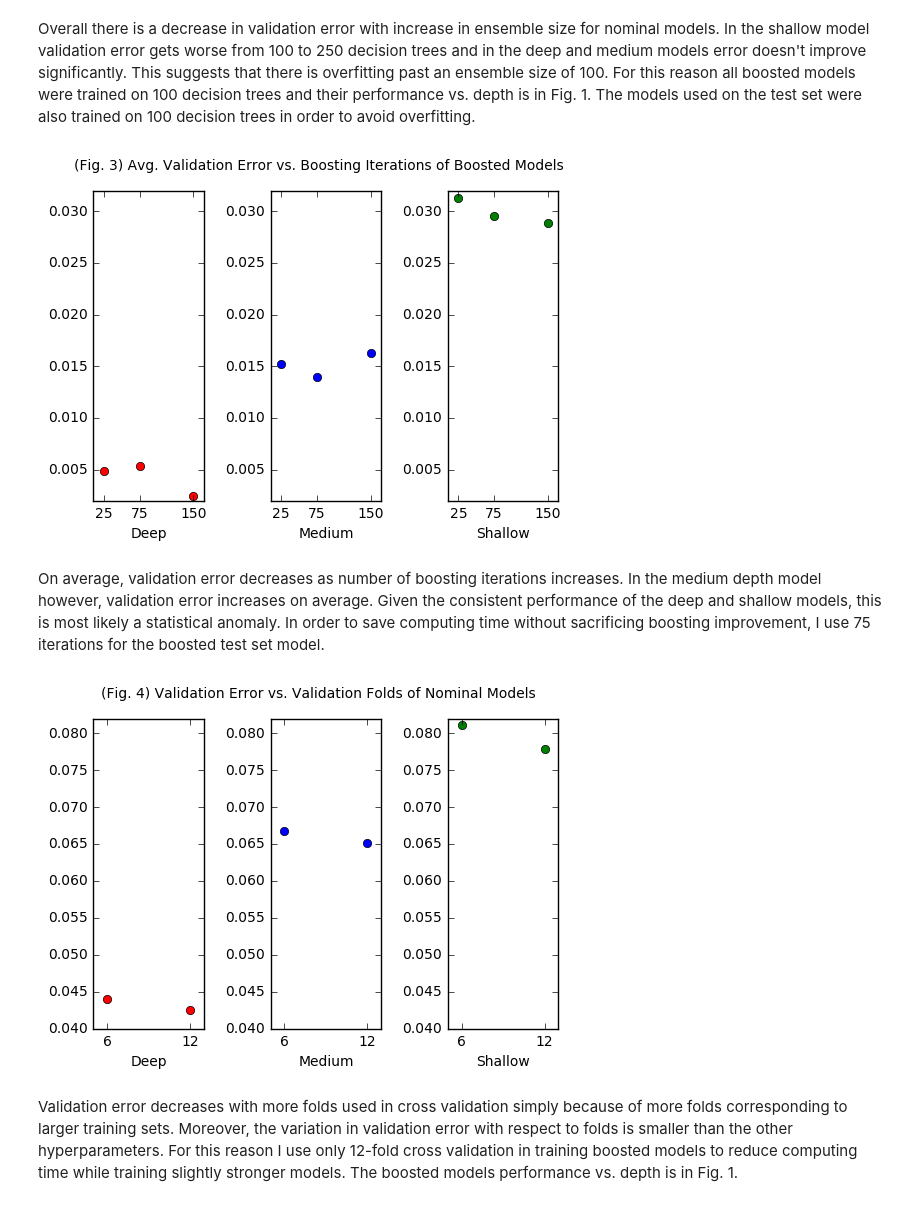
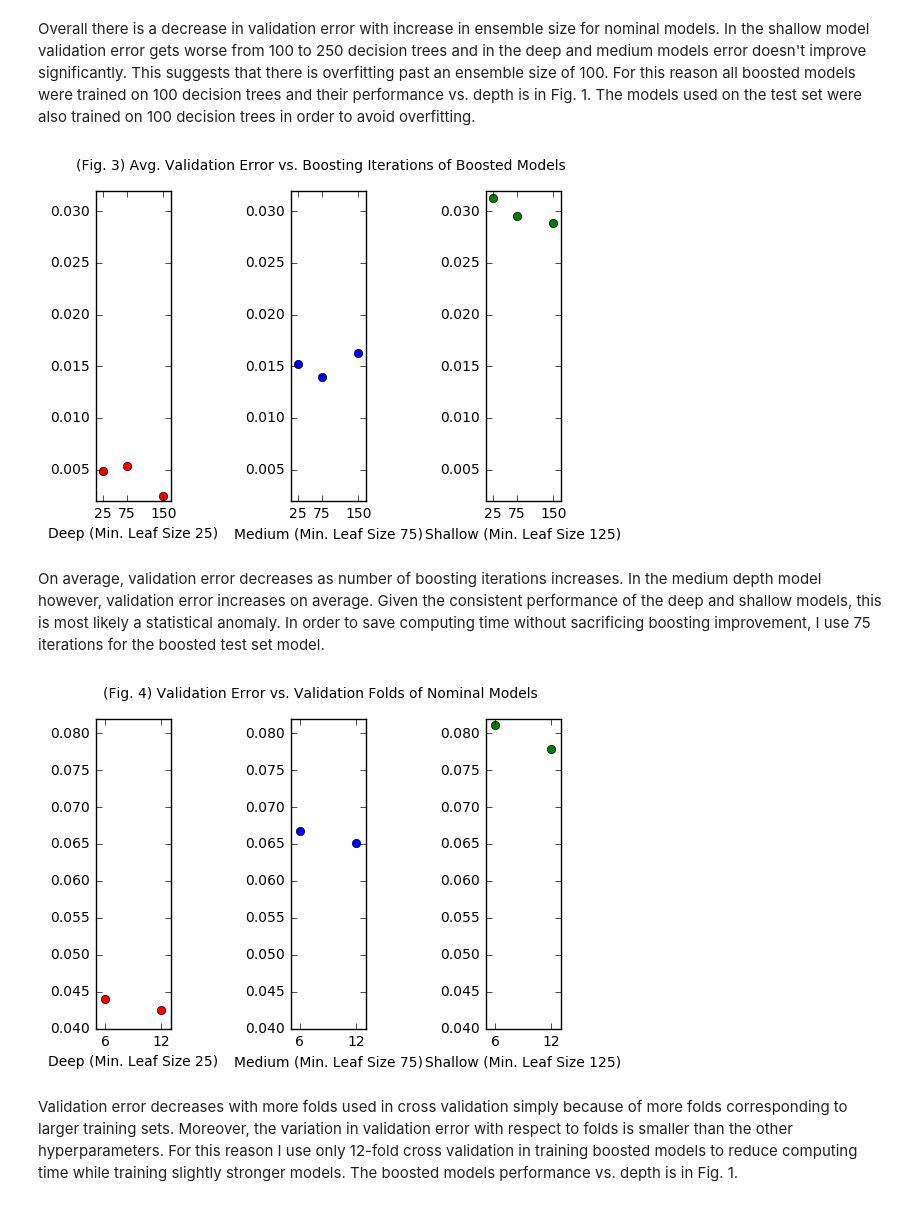
Before and after one commit to jdoran6251/Poison-Mushroom-Classifier, a Jupyter notebook: poison_mushroom_classifier.ipynb, the cells around one changed output. Saved outputs shown, nothing was run; the diff lists cells and outputs as text; code cells hidden in the pictures.

```diff
--- a/poison_mushroom_classifier.ipynb
+++ b/poison_mushroom_classifier.ipynb
@@ -402,29 +402,29 @@ bs_vs_M = boosted_results_shallow.groupby('M').mean()['v_err']
 # %%
 fig = plt.figure()
 
 p1 = fig.add_subplot(1,3,1)
 p1.set_xticks([25,75,150])
-p1.set_xlabel('Deep')
+p1.set_xlabel('Deep (Min. Leaf Size 25)')
 p1.axis([10,165,0.002,0.032])
 p1.plot(bd_vs_M, 'ro')
 
 p2 = fig.add_subplot(1,3,2)
 p2.set_xticks([25,75,150])
-p2.set_xlabel('Medium')
+p2.set_xlabel('Medium (Min. Leaf Size 75)')
 p2.axis([10,165,0.002,0.032])
 p2.plot(bm_vs_M, 'bo')
 
 p3 = fig.add_subplot(1,3,3)
 p3.set_xticks([25,75,150])
-p3.set_xlabel('Shallow')
+p3.set_xlabel('Shallow (Min. Leaf Size 125)')
 p3.axis([10,165,0.002,0.032])
 p3.plot(bs_vs_M, 'go')
 
-fig.subplots_adjust(hspace = 0.9, wspace = 0.6)
+fig.subplots_adjust(hspace = 0.9, wspace = 1.6)
 fig.suptitle('(Fig. 3) Avg. Validation Error vs. Boosting Iterations of Boosted Models')
 plt.show()
 # %% [output]
-[figure, old version]
+[figure, new version]
 # %% [markdown]
 On average, validation error decreases as number of boosting iterations increases. In the medium depth model however, validation error increases on average. Given the consistent performance of the deep and shallow models, this is most likely a statistical anomaly. In order to save computing time without sacrificing boosting improvement, I use 75 iterations for the boosted test set model.
 # %%
@@ -437,27 +437,27 @@ fig = plt.figure()
 
 p1 = fig.add_subplot(1,3,1)
 p1.set_xticks([6, 12])
-p1.set_xlabel('Deep')
+p1.set_xlabel('Deep (Min. Leaf Size 25)')
 p1.axis([5,13,0.04,0.082])
 p1.plot(nd_vs_f, 'ro')
 
 p2 = fig.add_subplot(1,3,2)
 p2.set_xticks([6, 12])
-p2.set_xlabel('Medium')
+p2.set_xlabel('Medium (Min. Leaf Size 75)')
 p2.axis([5,13,0.04,0.082])
 p2.plot(nm_vs_f, 'bo')
 
 p3 = fig.add_subplot(1,3,3)
 p3.set_xticks([6, 12])
-p3.set_xlabel('Shallow')
+p3.set_xlabel('Shallow (Min. Leaf Size 125)')
 p3.axis([5,13,0.04,0.082])
 p3.plot(ns_vs_f, 'go')
 
-fig.subplots_adjust(hspace = 0.9, wspace = 0.6)
+fig.subplots_adjust(hspace = 0.9, wspace = 1.6)
 fig.suptitle('(Fig. 4) Validation Error vs. Validation Folds of Nominal Models')
 plt.show()
 # %% [output]
-[figure, old version]
+[figure, new version]
 # %% [markdown]
 Validation error decreases with more folds used in cross validation simply because of more folds corresponding to larger training sets. Moreover, the variation in validation error with respect to folds is smaller than the other hyperparameters. For this reason I use only 12-fold cross validation in training boosted models to reduce computing time while training slightly stronger models. The boosted models performance vs. depth is in Fig. 1.
 # %%
```
Also changed, not shown: parts of 3 cells of this notebook.
